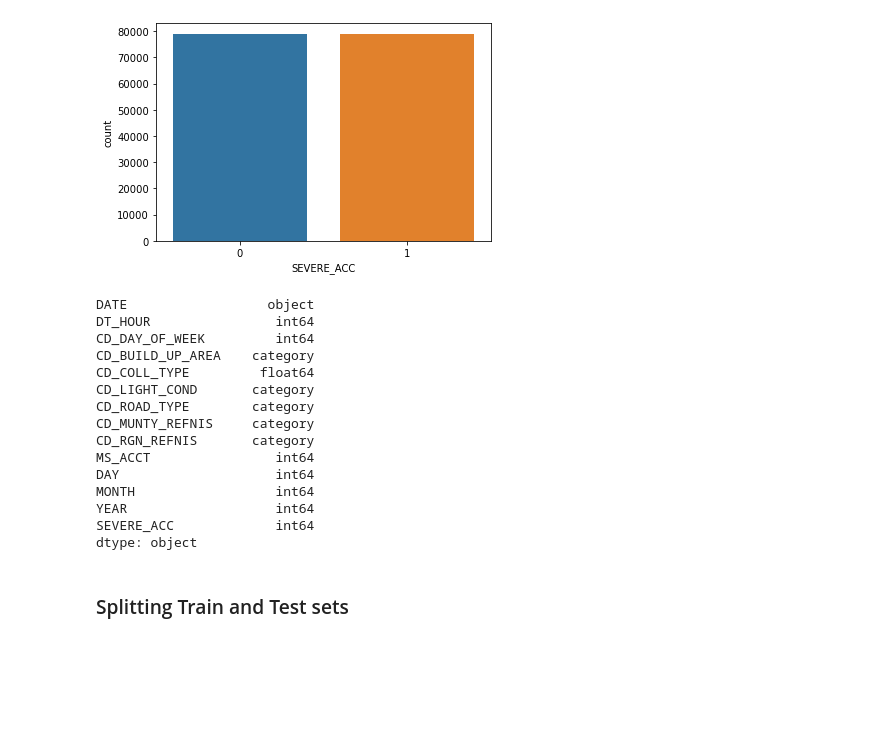
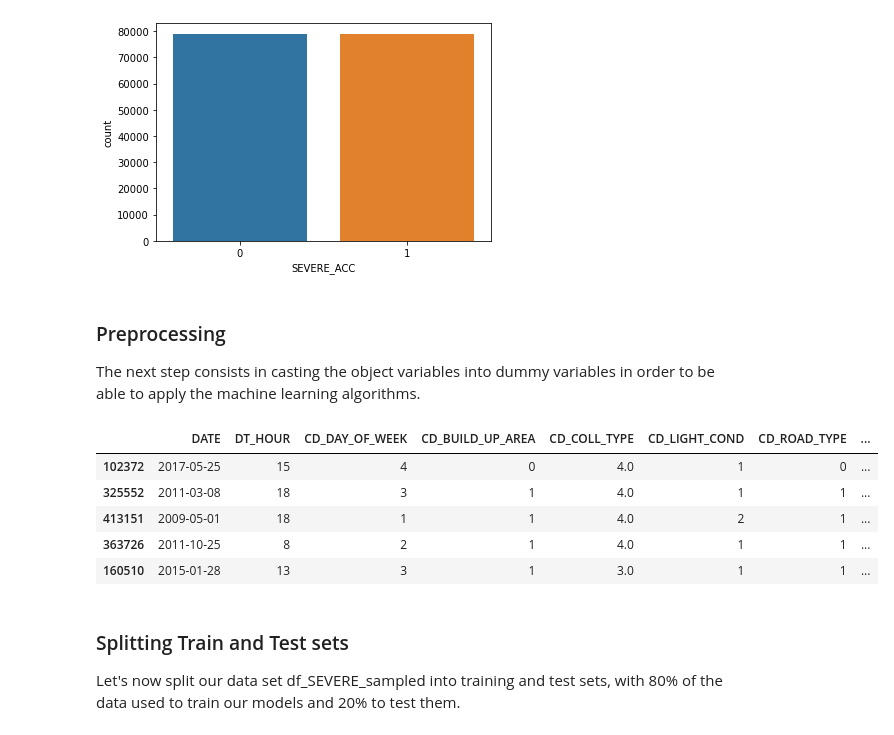
Before and after one commit to fmontoisy/Data-Science-IBM-Coursera, a Jupyter notebook: Final presentation capstone project.ipynb, the cells around one changed output. Cells and saved outputs as stored; diff of their text form; code cells hidden in the pictures; blank space fills up the shorter version.

```diff
--- a/Final presentation capstone project.ipynb
+++ b/Final presentation capstone project.ipynb
@@ -458,32 +459,52 @@ Random under-sampling:
 Name: SEVERE_ACC, dtype: int64
 <matplotlib.axes._subplots.AxesSubplot at 0x...>
 [figure]
-# %%
-# Casting String variables into categorical
-df_SEVERE_sampled['CD_BUILD_UP_AREA'] = df_SEVERE_sampled['CD_BUILD_UP_AREA'].astype('category')
-df_SEVERE_sampled['CD_LIGHT_COND'] = df_SEVERE_sampled['CD_LIGHT_COND'].astype('category')
-df_SEVERE_sampled['CD_ROAD_TYPE'] = df_SEVERE_sampled['CD_ROAD_TYPE'].astype('category')
-df_SEVERE_sampled['CD_MUNTY_REFNIS'] = df_SEVERE_sampled['CD_MUNTY_REFNIS'].astype('category')
-df_SEVERE_sampled['CD_RGN_REFNIS'] = df_SEVERE_sampled['CD_RGN_REFNIS'].astype('category')
-df_SEVERE_sampled.dtypes
-# %% [output]
-DATE                  object
-DT_HOUR                int64
-CD_DAY_OF_WEEK         int64
-CD_BUILD_UP_AREA    category
-CD_COLL_TYPE         float64
-CD_LIGHT_COND       category
-CD_ROAD_TYPE        category
-CD_MUNTY_REFNIS     category
-CD_RGN_REFNIS       category
-MS_ACCT                int64
-DAY                    int64
-MONTH                  int64
-YEAR                   int64
-SEVERE_ACC             int64
-dtype: object
-# %% [markdown]
-### Splitting Train and Test sets
+# %% [markdown]
+### Preprocessing
+The next step consists in casting the object variables into dummy variables in order to be able to apply the machine learning algorithms.
+# %%
+# Casting String variables into categorical
+df_SEVERE_sampled['CD_BUILD_UP_AREA'] = df_SEVERE_sampled['CD_BUILD_UP_AREA'].astype('category')
+df_SEVERE_sampled['CD_LIGHT_COND'] = df_SEVERE_sampled['CD_LIGHT_COND'].astype('category')
+df_SEVERE_sampled['CD_ROAD_TYPE'] = df_SEVERE_sampled['CD_ROAD_TYPE'].astype('category')
+df_SEVERE_sampled['CD_PROV_REFNIS'] = df_SEVERE_sampled['CD_PROV_REFNIS'].astype('category')
+df_SEVERE_sampled['CD_RGN_REFNIS'] = df_SEVERE_sampled['CD_RGN_REFNIS'].astype('category')
+
+
+
+# Casting categorical into Dummy variables => in order to be able to perform ML algos
+from sklearn import preprocessing
+le_BUILD_UP_AREA = preprocessing.LabelEncoder()
+le_BUILD_UP_AREA.fit(['Urban','Extra Urban'])
+df_SEVERE_sampled['CD_BUILD_UP_AREA'] = le_BUILD_UP_AREA.transform(df_SEVERE_sampled['CD_BUILD_UP_AREA'])
+
+le_LIGHT_COND = preprocessing.LabelEncoder()
+le_LIGHT_COND.fit(['Daylight', 'Dawn_Twilight', 'Night_lighting', 'Night_No_light'])
+df_SEVERE_sampled['CD_LIGHT_COND'] = le_LIGHT_COND.transform(df_SEVERE_sampled['CD_LIGHT_COND'])
+
+le_ROAD_TYPE = preprocessing.LabelEncoder()
+le_ROAD_TYPE.fit(['Motorway', 'Other_Road'])
+df_SEVERE_sampled['CD_ROAD_TYPE'] = le_ROAD_TYPE.transform(df_SEVERE_sampled['CD_ROAD_TYPE'])
+
+le_REGION = preprocessing.LabelEncoder()
+le_REGION.fit(['Flanders', 'Wallonia', 'Brussels'])
+df_SEVERE_sampled['CD_RGN_REFNIS'] = le_REGION.transform(df_SEVERE_sampled['CD_RGN_REFNIS'])
+
+le_PROVINCE = preprocessing.LabelEncoder()
+le_PROVINCE.fit([10000.0, 20001.0, 20002.0, 30000.0, 40000.0, 50000.0, 60000.0, 70000.0, 80000.0, 90000.0])
+df_SEVERE_sampled['CD_PROV_REFNIS'] = le_PROVINCE.transform(df_SEVERE_sampled['CD_PROV_REFNIS'])
+
+df_SEVERE_sampled.head()
+# %% [output]
+|  | DATE | DT_HOUR | CD_DAY_OF_WEEK | CD_BUILD_UP_AREA | CD_COLL_TYPE | CD_LIGHT_COND | CD_ROAD_TYPE | ... |
+| 102372 | 2017-05-25 | 15 | 4 | 0 | 4.0 | 1 | 0 | ... |
+| 325552 | 2011-03-08 | 18 | 3 | 1 | 4.0 | 1 | 1 | ... |
+| 413151 | 2009-05-01 | 18 | 1 | 1 | 4.0 | 2 | 1 | ... |
+| 363726 | 2011-10-25 | 8 | 2 | 1 | 4.0 | 1 | 1 | ... |
+| 160510 | 2015-01-28 | 13 | 3 | 1 | 3.0 | 1 | 1 | ... |
+# %% [markdown]
+### Splitting Train and Test sets
+Let's now split our data set df_SEVERE_sampled into training and test sets, with 80% of the data used to train our models and 20% to test them.
 # %%
 df_SEVERE_sampled.columns
 # %% [output]
```
Also changed, not shown: parts of 19 cells of this notebook.
